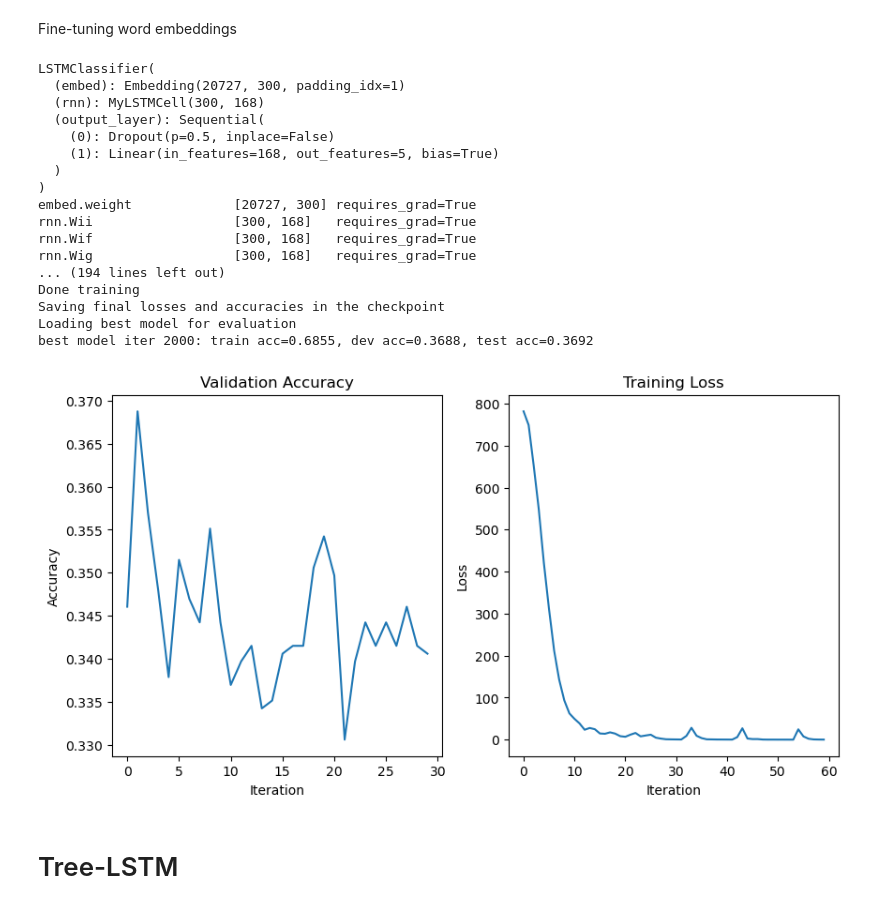
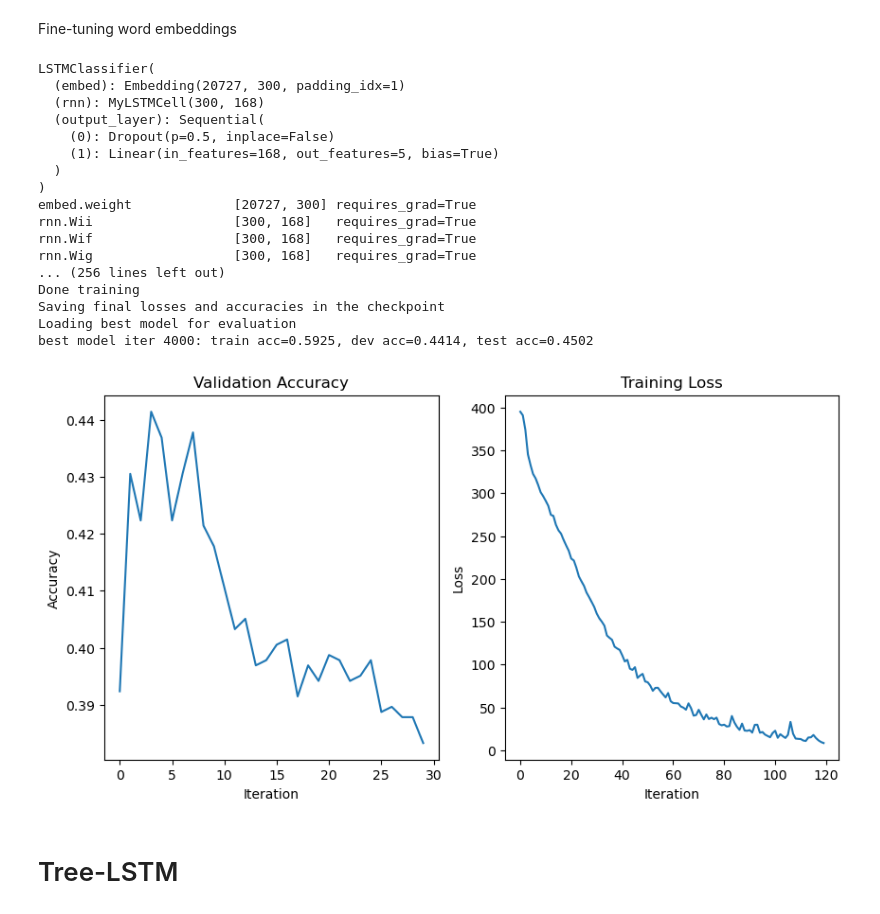
Before and after one commit to NiccoloCase/uva-nlp-1-assignments, a Jupyter notebook: assignment2/NLP1_2025_Practical_2.ipynb, the cells around one changed output. Cells and saved outputs as stored; diff of their text form; code cells hidden in the pictures.

Commit message:
fine-tuning LSTM model

```diff
--- a/assignment2/NLP1_2025_Practical_2.ipynb
+++ b/assignment2/NLP1_2025_Practical_2.ipynb
@@ -1742,8 +1742,8 @@ lstm_finetuned_model = LSTMClassifier(
 # YOUR CODE HERE
 
 with torch.no_grad():
-    lstm_model.embed.weight.data.copy_(torch.from_numpy(vectors))
-    lstm_model.embed.weight.requires_grad = True
+    lstm_finetuned_model.embed.weight.data.copy_(torch.from_numpy(vectors))
+    lstm_finetuned_model.embed.weight.requires_grad = True
 
 
 print(lstm_finetuned_model)
@@ -1752,11 +1752,13 @@ print_parameters(lstm_finetuned_model)
 lstm_finetuned_model = lstm_finetuned_model.to(device)
 
 batch_size = 25
-optimizer = optim.Adam(lstm_finetuned_model.parameters(), lr=2e-4)
+# as I saw a lot of full accuracy, I decided to reduce the learning rate
+# from the default 2e-4 to 5e-5
+optimizer = optim.Adam(lstm_finetuned_model.parameters(), lr=5e-5)
 
-lstm_losses, lstm_accuracies = train_model(
+lstm_tune_losses, lstm_tune_accuracies = load_or_train_model(
     lstm_finetuned_model, optimizer, num_iterations=30000,
-    print_every=500, eval_every=1000,
+    print_every=250, eval_every=1000,
     batch_size=batch_size,
     batch_fn=get_minibatch,
     prep_fn=prepare_minibatch,
@@ -1774,15 +1776,15 @@ embed.weight             [20727, 300] requires_grad=True
 rnn.Wii                  [300, 168]   requires_grad=True
 rnn.Wif                  [300, 168]   requires_grad=True
 rnn.Wig                  [300, 168]   requires_grad=True
-... (194 lines left out)
+... (256 lines left out)
 Done training
 Saving final losses and accuracies in the checkpoint
 Loading best model for evaluation
-best model iter 2000: train acc=0.6855, dev acc=0.3688, test acc=0.3692
+best model iter 4000: train acc=0.5925, dev acc=0.4414, test acc=0.4502
-# %%
-plot_curves(lstm_accuracies, lstm_losses)
-# %% [output]
-[figure, removed]
+# %%
+plot_curves(lstm_tune_accuracies, lstm_tune_losses)
+# %% [output]
+[figure, added]
 # %% [markdown]
 # Tree-LSTM
 # %% [markdown]
```
Also changed, not shown: 1 other file.
